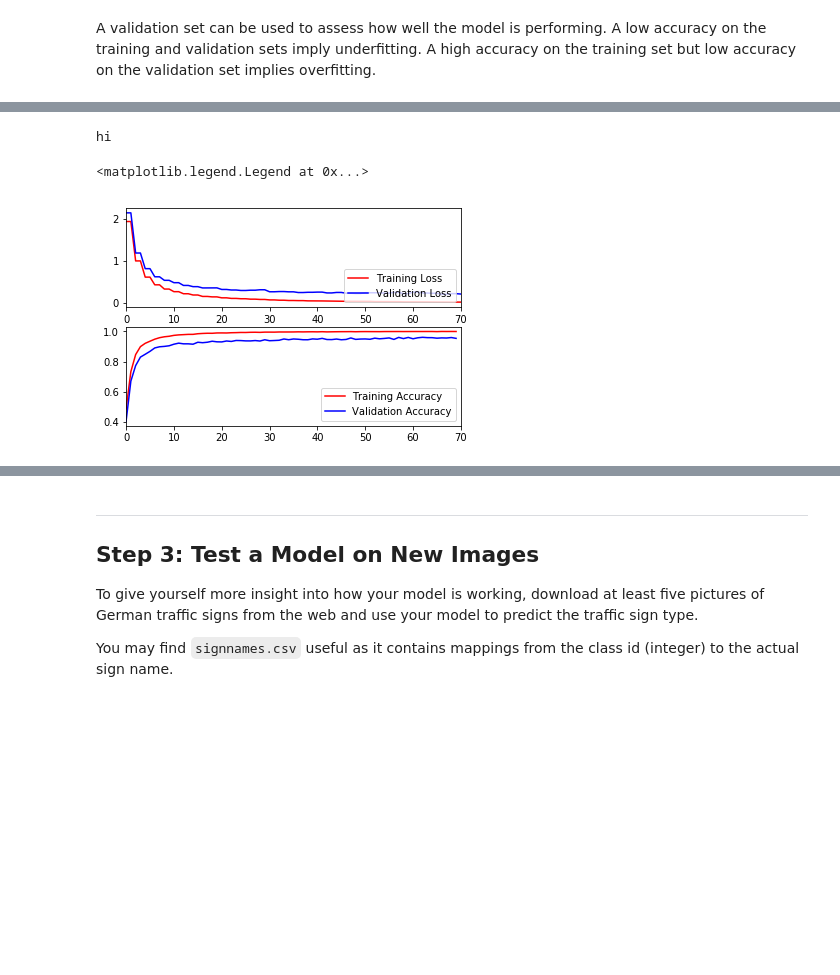
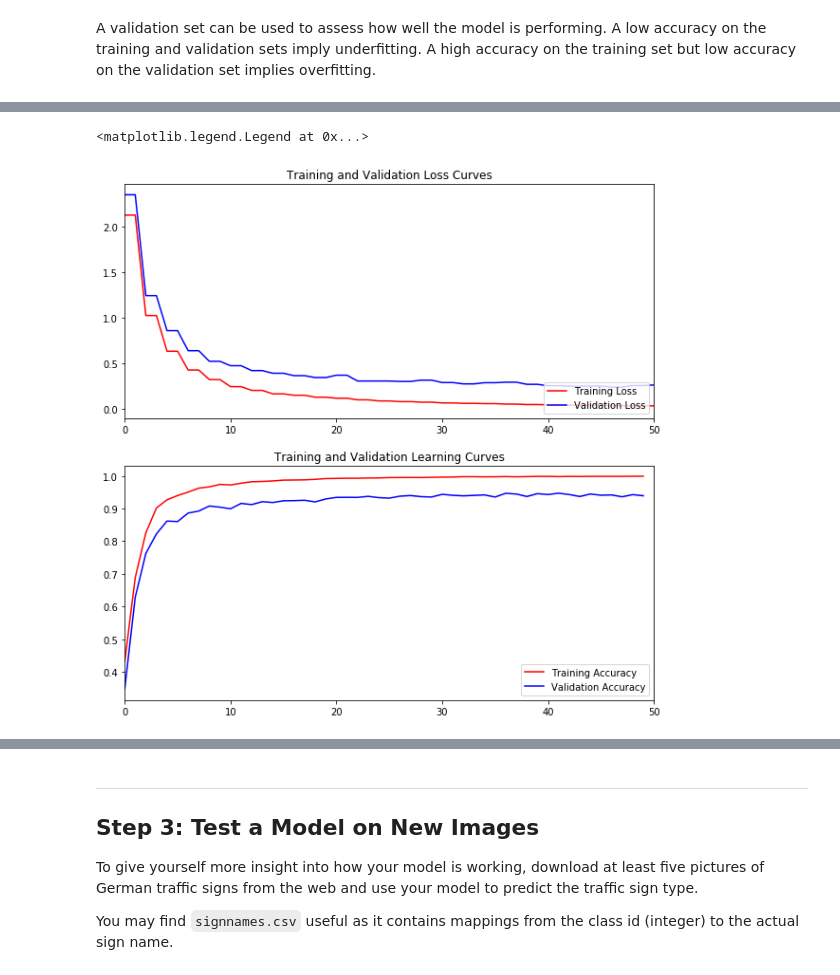
Before and after one commit to lmego/CarND-Traffic-Sign-Classifier-P2, a Jupyter notebook: Traffic_Sign_Classifier.ipynb, the cells around one changed output, grey strips where cells are left out. Saved outputs shown, nothing was run; the diff lists cells and outputs as text; code cells hidden in the pictures; blank space fills up the shorter version.

```diff
--- a/Traffic_Sign_Classifier.ipynb
+++ b/Traffic_Sign_Classifier.ipynb
@@ -305,0 +230,26 @@ print(y_train)
+# %%
+X_train=normalize(X_train_Original)
+X_valid=normalize(X_valid_Original)
+X_test=normalize(X_test_Original)
+X_train=normalize(X_train_Original)
+
+
+
+# Showing the change between the original image and the normalized image
+plt.figure(1,figsize=(5,5))
+plt.subplot(2, 2, 1)
+plt.imshow(X_train_Original[5000,:,:,:])
+plt.axis('off')
+plt.title("Original Image", fontsize=10)
+plt.subplot(2,2,2)
+plt.imshow(X_train[5000,:,:,:])
+plt.title("Original Image", fontsize=10)
+plt.axis('off')
+plt.subplot(2, 2, 3)
+plt.imshow(X_train_Original[24050,:,:,:])
+plt.axis('off')
+plt.title("Original Image", fontsize=10)
+plt.subplot(2,2,4)
+plt.imshow(X_train[24050,:,:,:])
+plt.title("Original Image", fontsize=10)
+plt.axis('off')
@@ -319,7 +272,7 @@ X_train,y_train =shuffle(X_train,y_train)
 
 import tensorflow as tf
 
-EPOCHS = 70       #change to 40 once testing is done
+EPOCHS = 50       #change to 40 once testing is done
 BATCH_SIZE = 200    #change to 40 once testing is done
 # %%
 # Step #3: implement the LeNet architecture with all the necessary weights and arguments
@@ -541,21 +494,22 @@ Validation Loss = 0.203
 
 Model saved
 # %%
-print('hi')
+plt.figure(1,figsize=(10,10))
 loss_plot = plt.subplot(2,1,1)
+loss_plot.set_title('Training and Validation Loss Curves')
 loss_plot.plot(train_loss_history, 'r', label='Training Loss')
 loss_plot.plot(valid_loss_history, 'b', label='Validation Loss')
 loss_plot.set_xlim([0, EPOCHS])
 loss_plot.legend(loc=4)
 loss_plot = plt.subplot(2,1,2)
+loss_plot.set_title('Training and Validation Learning Curves')
 loss_plot.plot(train_accuracy_history, 'r', label='Training Accuracy')
 loss_plot.plot(valid_accuracy_history, 'b', label='Validation Accuracy')
 loss_plot.set_xlim([0, EPOCHS])
 loss_plot.legend(loc=4)
 # %% [output]
-hi
+<matplotlib.legend.Legend at 0x...>
-<matplotlib.legend.Legend at 0x...>
-[figure, old version]
+[figure, new version]
 # %%
 ## Now that the CNN has been trained/validated, we test it on images that were part of the original set but
 ## that were reserved exclusively for the testing set. Based on the predictions of the CNN we calculate the
```
Also changed, not shown: parts of 14 cells of this notebook, 3 other files.
